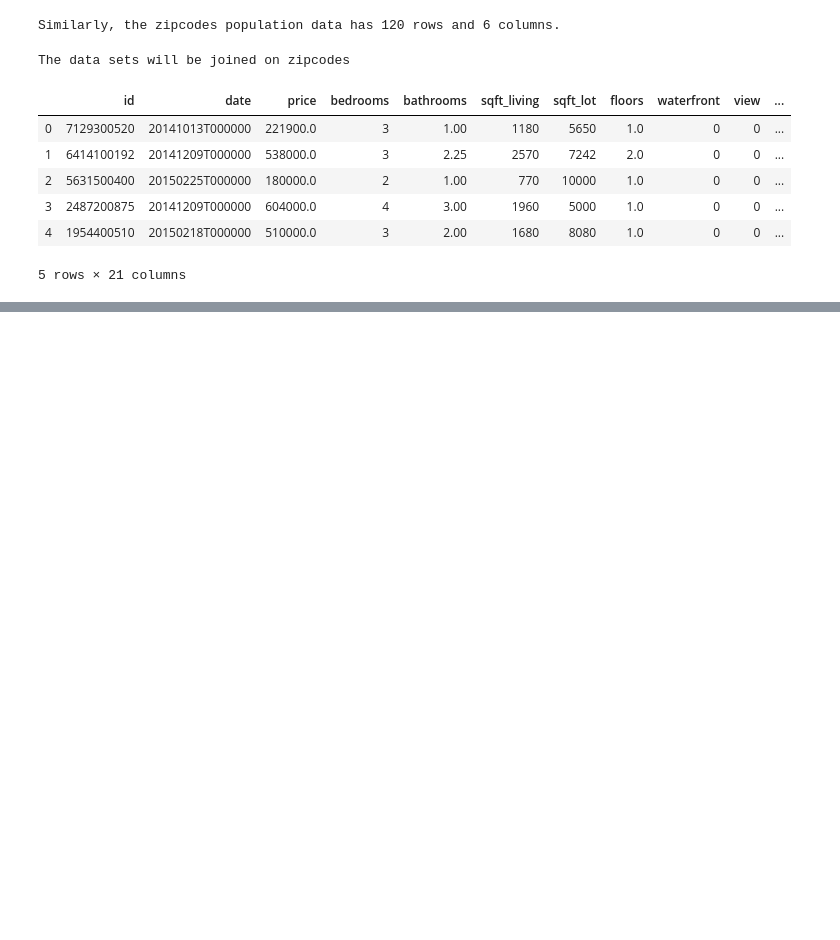
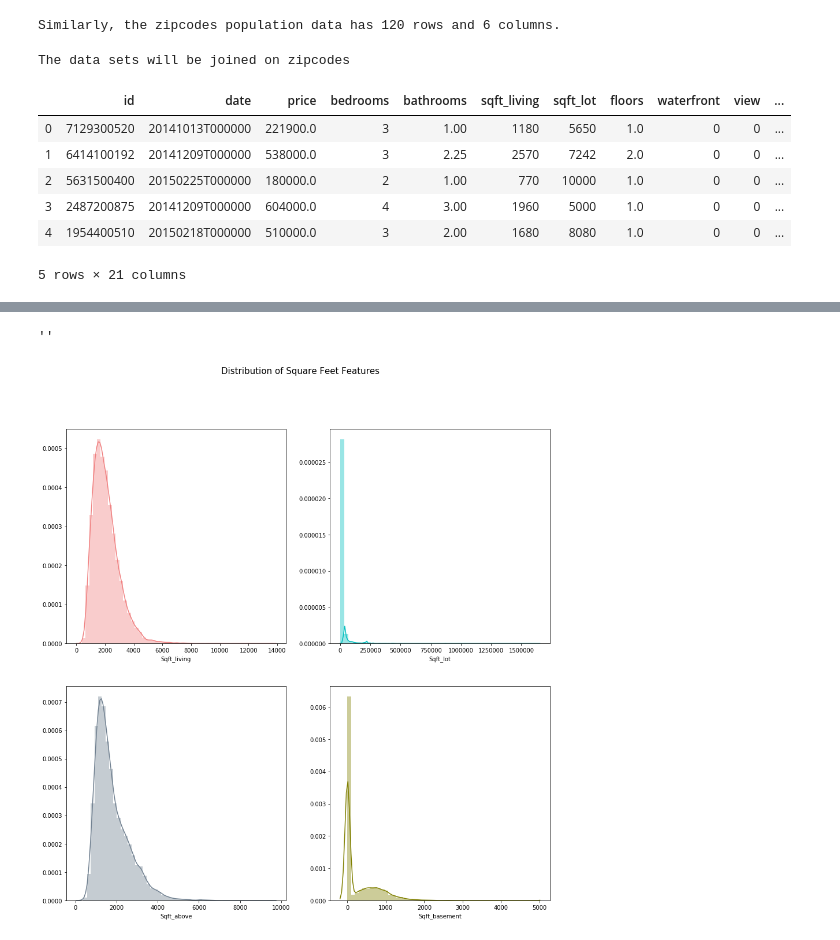
Before and after one commit to sudonikita/KingCounty_Python, a Jupyter notebook: Project_Kingcounty.ipynb, the cells around one changed output, grey strips where cells are left out. Cells and saved outputs as stored; diff of their text form; code cells hidden in the pictures; blank space fills up the shorter version.

```diff
--- a/Project_Kingcounty.ipynb
+++ b/Project_Kingcounty.ipynb
@@ -52,0 +156,3 @@ king_county.head()
+# %%
+housing_df.columns=map(str. capitalize, housing_df.columns)
+housing_df
@@ -52,0 +193,3 @@ king_county.head()
+# %%
+y = housing_df[['Price']]
+y
@@ -52,0 +210,3 @@ king_county.head()
+# %%
+X = housing_df.drop(['Price'], axis=1)
+X.info()
@@ -52,0 +233,2 @@ king_county.head()
+# %%
+X_train, X_test, y_train, y_test = train_test_split(X, y, random_state=12)
@@ -53,9 +251,13 @@ king_county.head()
 # %%
-fig, ax = plt.subplots(2, 3, figsize=(20, 9))
-sns.distplot(king_county["price"], ax=ax[0,0])
-sns.distplot(king_county["sqft_living"], ax=ax[0,1])
-sns.distplot(king_county["sqft_lot"],ax=ax[0,2])
-sns.distplot(king_county["sqft_above"], ax=ax[1,0])
-sns.distplot(king_county["sqft_basement"],ax=ax[1,1])
+#Visuzalizations for EDA
+fig, ax = plt.subplots(2, 2, figsize=(15, 15))
+sns.distplot(X_train["Sqft_living"], color = "lightcoral", ax=ax[0,0])
+sns.distplot(X_train["Sqft_lot"],color = "c", ax=ax[0,1])
+sns.distplot(X_train["Sqft_above"], color = "slategray", ax=ax[1,0])
+sns.distplot(X_train["Sqft_basement"],color = "olive", ax=ax[1,1])
+fig.suptitle('Distribution of Square Feet Features', fontsize=15)
 ;
+# %% [output]
+''
+[figure, added]
 # %%
```
Also changed, not shown: parts of 25 cells of this notebook, 1 other file.
